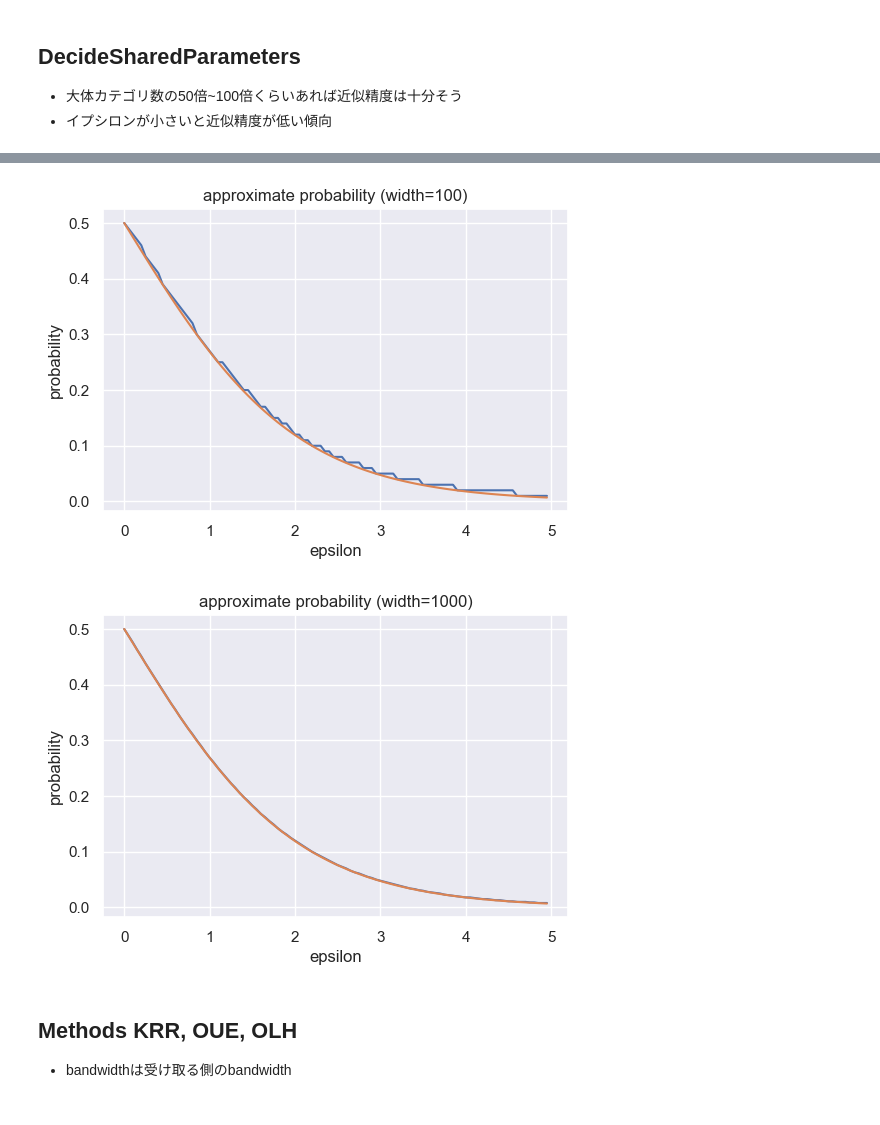
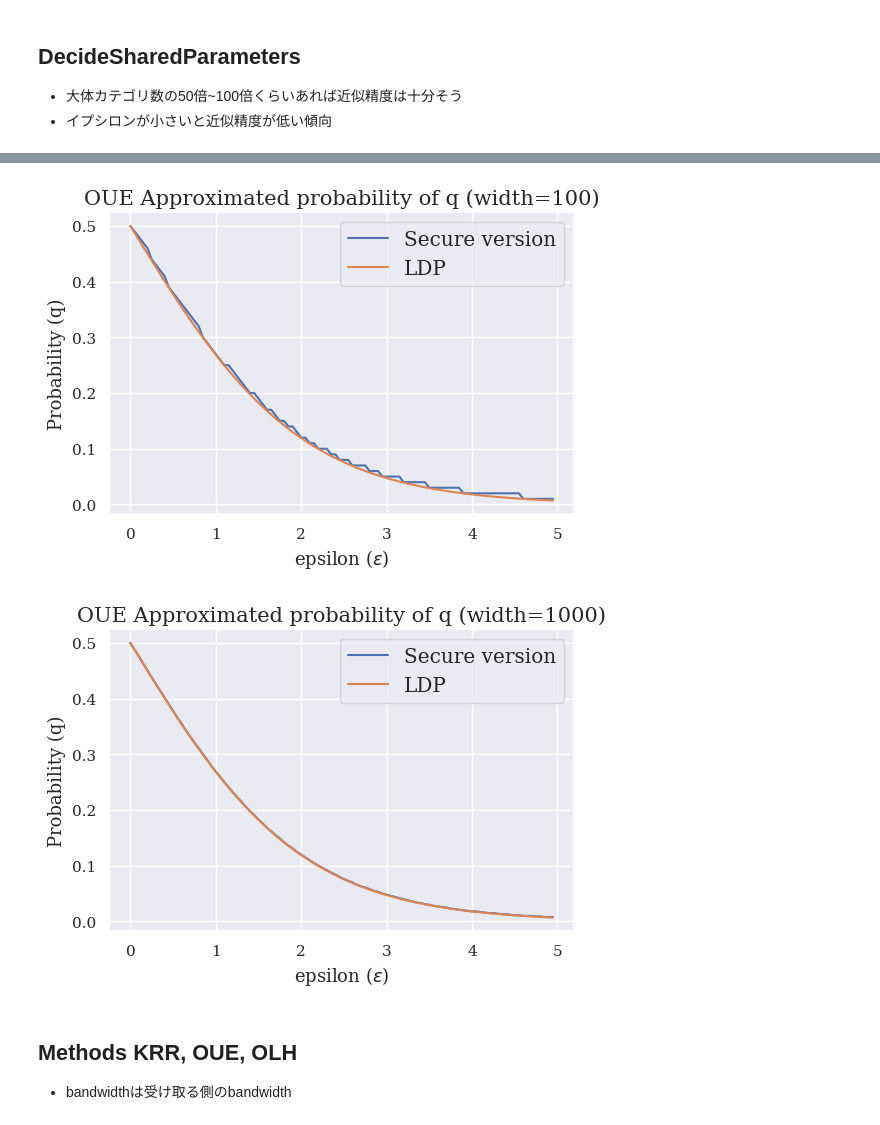
Before and after one commit to FumiyukiKato/verifiable-ldp, a Jupyter notebook: notebook/visualize.ipynb, the cells around one changed output, grey strips where cells are left out. Drawn from its saved outputs; the diff is of its cells as text; code cells hidden in the pictures.

```diff
--- a/notebook/visualize.ipynb
+++ b/notebook/visualize.ipynb
@@ -18,6 +18,7 @@ import oue
 import olh
 # %%
 sns.set()
+sns.set(font="serif")
 # %% [markdown]
 ## DecideSharedParameters
 
@@ -85,56 +92,62 @@ width = 100
 cate_num = 10
 categories = list(range(0, cate_num))
 
-data = {'epsilon': [], 'probability': []}
-correct_data = {'epsilon': [], 'probability': []}
+data = {'epsilon': [], 'probability': [], 'protocol': []}
 
 for i in range(0, 100):
     eps = epsilon * i / 100
     d, l, n = oue.buildOueParams(eps, width, categories)
     data['epsilon'].append(eps)
     data['probability'].append(l/n)
+    data['protocol'].append('Secure version')
     ratio = 1 / (np.exp(eps) + 1)
-    correct_data['epsilon'].append(eps)
-    correct_data['probability'].append(ratio)
+    data['epsilon'].append(eps)
+    data['probability'].append(ratio)
+    data['protocol'].append('LDP')
 
 fig = plt.figure(dpi=100)
 ax1 = fig.add_subplot(1, 1, 1)
 
-sns.lineplot(x="epsilon", y="probability", data=data, ax=ax1)
-sns.lineplot(x="epsilon", y="probability", data=correct_data, ax=ax1)
-ax1.set_title('approximate probability (width=%d)'% width)
+sns.lineplot(x="epsilon", y="probability", hue='protocol', data=data, ax=ax1)
+ax1.set_title('OUE Approximated probability of q (width=%d)'% width, fontsize=15)
+ax1.set_xlabel('epsilon ($\epsilon$)', fontsize=13)
+ax1.set_ylabel('Probability (q)', fontsize=13)
+ax1.legend(fontsize='large')
 plt.show()
-fig.savefig('oue-width100-cate50.png')
+fig.savefig('oue-width100-cate-10.png')
 # %% [output]
-[figure, old version]
+[figure, new version]
 # %%
 epsilon = 5
 width = 1000
 cate_num = 10
 categories = list(range(0, cate_num))
 
-data = {'epsilon': [], 'probability': []}
-correct_data = {'epsilon': [], 'probability': []}
+data = {'epsilon': [], 'probability': [], 'protocol': []}
 
 for i in range(0, 100):
     eps = epsilon * i / 100
     d, l, n = oue.buildOueParams(eps, width, categories)
     data['epsilon'].append(eps)
     data['probability'].append(l/n)
+    data['protocol'].append('Secure version')
     ratio = 1 / (np.exp(eps) + 1)
-    correct_data['epsilon'].append(eps)
-    correct_data['probability'].append(ratio)
+    data['epsilon'].append(eps)
+    data['probability'].append(ratio)
+    data['protocol'].append('LDP')
 
 fig = plt.figure(dpi=100)
 ax1 = fig.add_subplot(1, 1, 1)
 
-sns.lineplot(x="epsilon", y="probability", data=data, ax=ax1)
-sns.lineplot(x="epsilon", y="probability", data=correct_data, ax=ax1)
-ax1.set_title('approximate probability (width=%d)'% width)
+sns.lineplot(x="epsilon", y="probability", hue='protocol', data=data, ax=ax1)
+ax1.set_title('OUE Approximated probability of q (width=%d)'% width, fontsize=15)
+ax1.set_xlabel('epsilon ($\epsilon$)', fontsize=13)
+ax1.set_ylabel('Probability (q)', fontsize=13)
+ax1.legend(fontsize='large')
 plt.show()
-fig.savefig('oue-width100-cate50.png')
+fig.savefig('oue-width100-cate-10.png')
 # %% [output]
-[figure, old version]
+[figure, new version]
 # %% [markdown]
 ## Methods KRR, OUE, OLH
 
```
Also changed, not shown: parts of 9 cells of this notebook, 3 other files.
